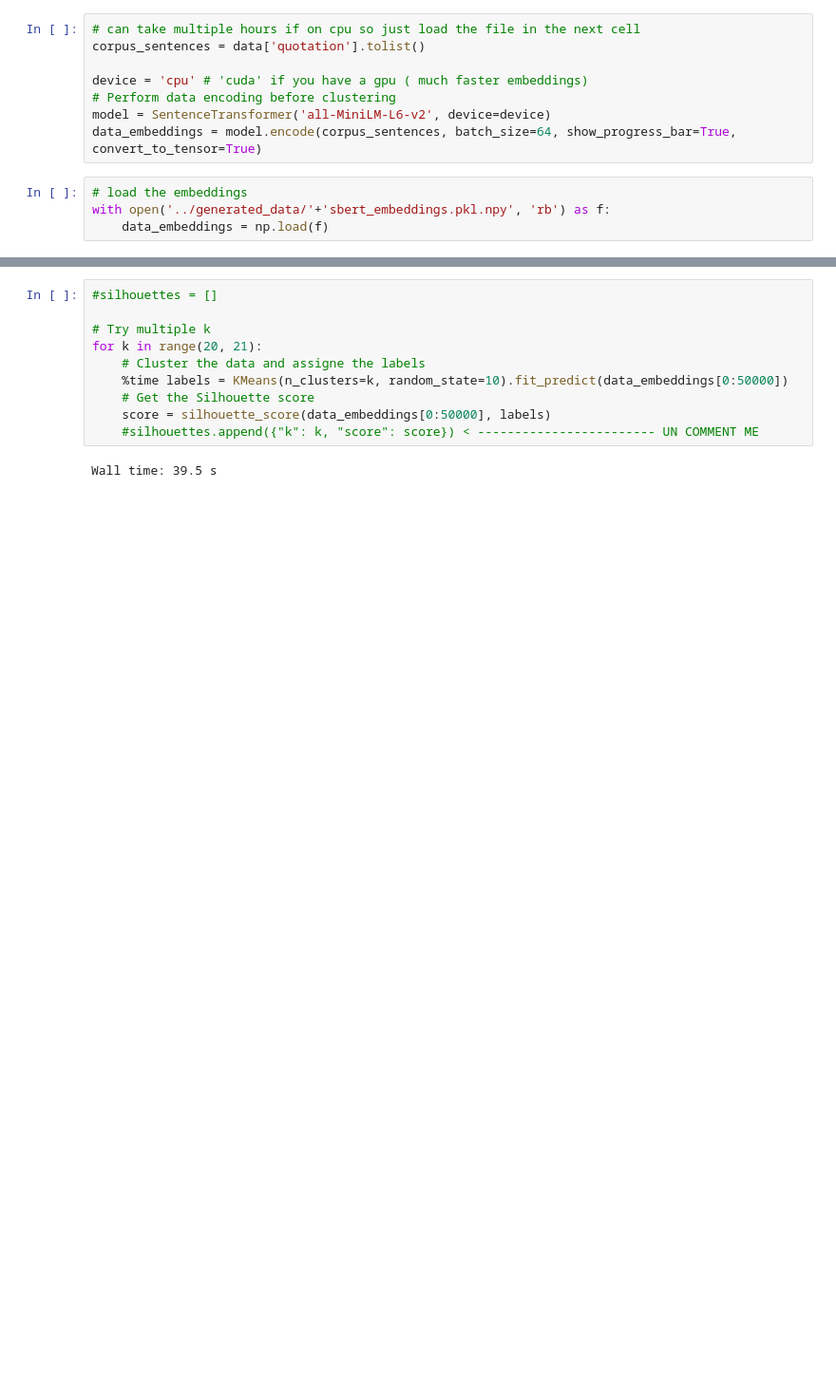
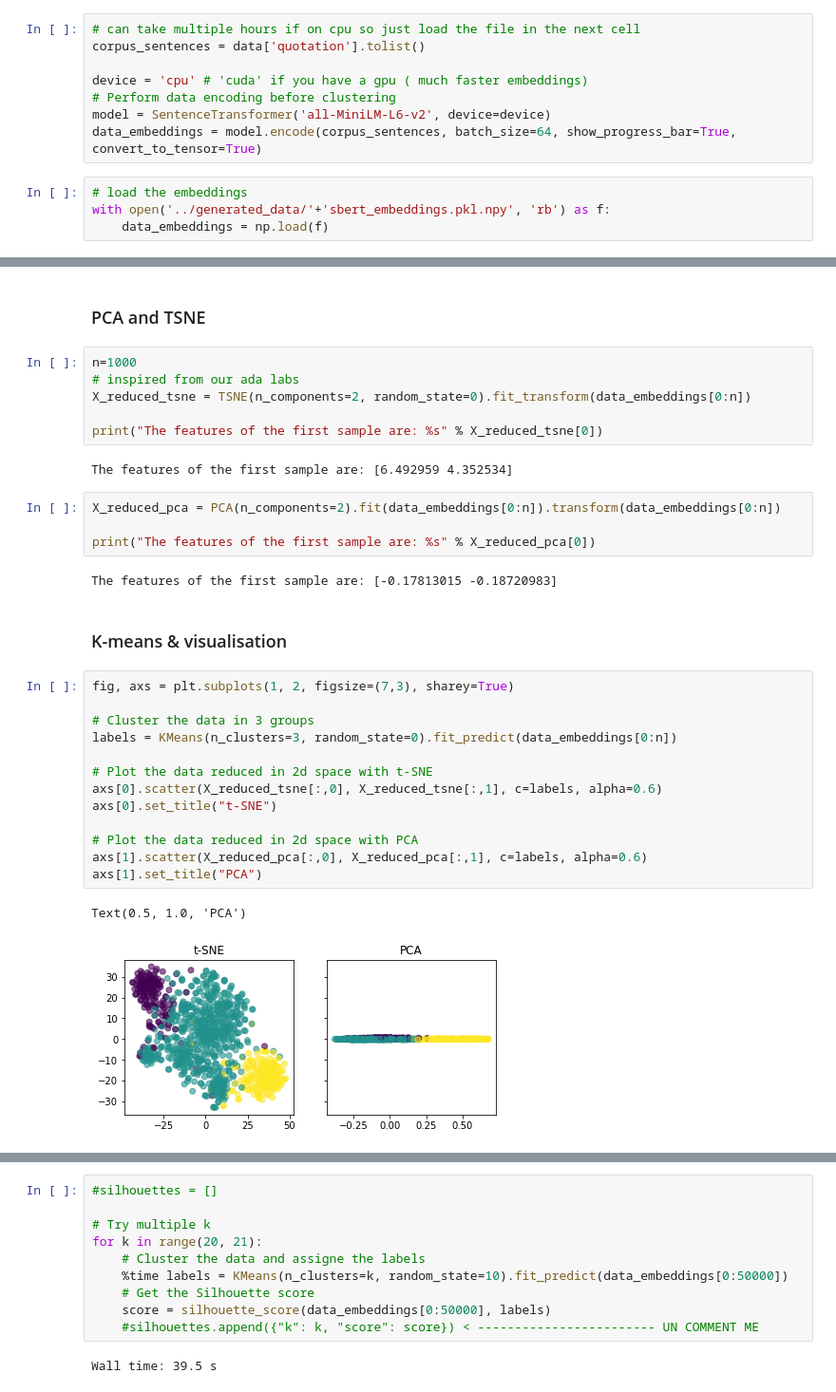
Before and after one commit to epfl-ada/ada-2021-project-concatsanddogs, a Jupyter notebook: Valerian/sbert_topic_modeling_w_fastclustering.ipynb, the cells around one changed output, grey strips where cells are left out. Shown at 95% size. Saved outputs shown, nothing was run; the diff lists cells and outputs as text; blank space fills up the shorter version.

Commit message:
adding clustering & dimentionality reduction & begging of topic modelling
case=False for category selection

```diff
--- a/Valerian/sbert_topic_modeling_w_fastclustering.ipynb
+++ b/Valerian/sbert_topic_modeling_w_fastclustering.ipynb
@@ -57,0 +93,34 @@ with open('../generated_data/'+'sbert_embeddings.pkl.npy', 'rb') as f:
+# %% [markdown]
+### PCA and TSNE
+# %%
+n=1000
+# inspired from our ada labs
+X_reduced_tsne = TSNE(n_components=2, random_state=0).fit_transform(data_embeddings[0:n])
+
+print("The features of the first sample are: %s" % X_reduced_tsne[0])
+# %% [output]
+The features of the first sample are: [6.492959 4.352534]
+# %%
+X_reduced_pca = PCA(n_components=2).fit(data_embeddings[0:n]).transform(data_embeddings[0:n])
+
+print("The features of the first sample are: %s" % X_reduced_pca[0])
+# %% [output]
+The features of the first sample are: [-0.17813015 -0.18720983]
+# %% [markdown]
+### K-means & visualisation
+# %%
+fig, axs = plt.subplots(1, 2, figsize=(7,3), sharey=True)
+
+# Cluster the data in 3 groups
+labels = KMeans(n_clusters=3, random_state=0).fit_predict(data_embeddings[0:n])
+
+# Plot the data reduced in 2d space with t-SNE
+axs[0].scatter(X_reduced_tsne[:,0], X_reduced_tsne[:,1], c=labels, alpha=0.6)
+axs[0].set_title("t-SNE")
+
+# Plot the data reduced in 2d space with PCA
+axs[1].scatter(X_reduced_pca[:,0], X_reduced_pca[:,1], c=labels, alpha=0.6)
+axs[1].set_title("PCA")
+# %% [output]
+Text(0.5, 1.0, 'PCA')
+[figure, added]
```
Also changed, not shown: parts of 38 cells of this notebook.
